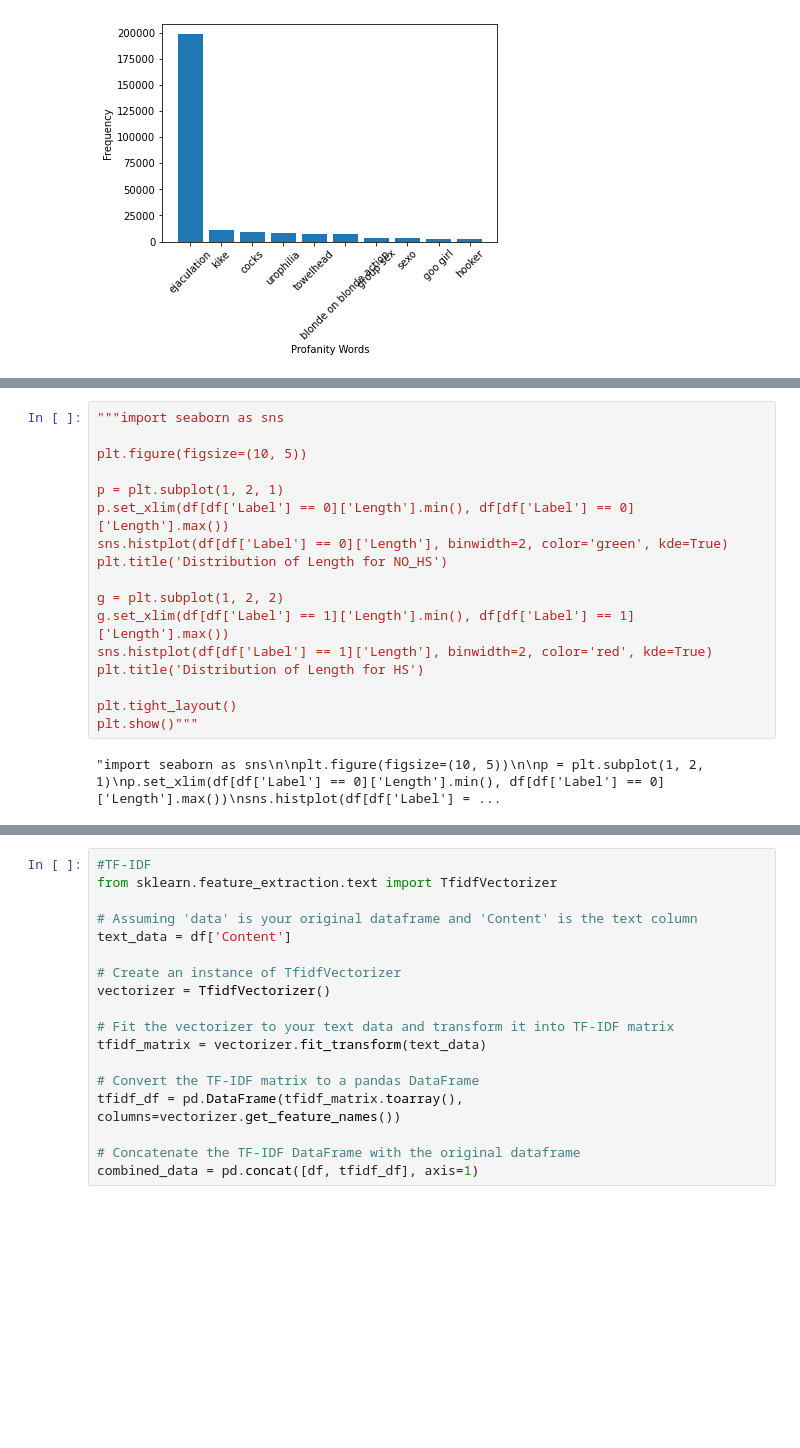
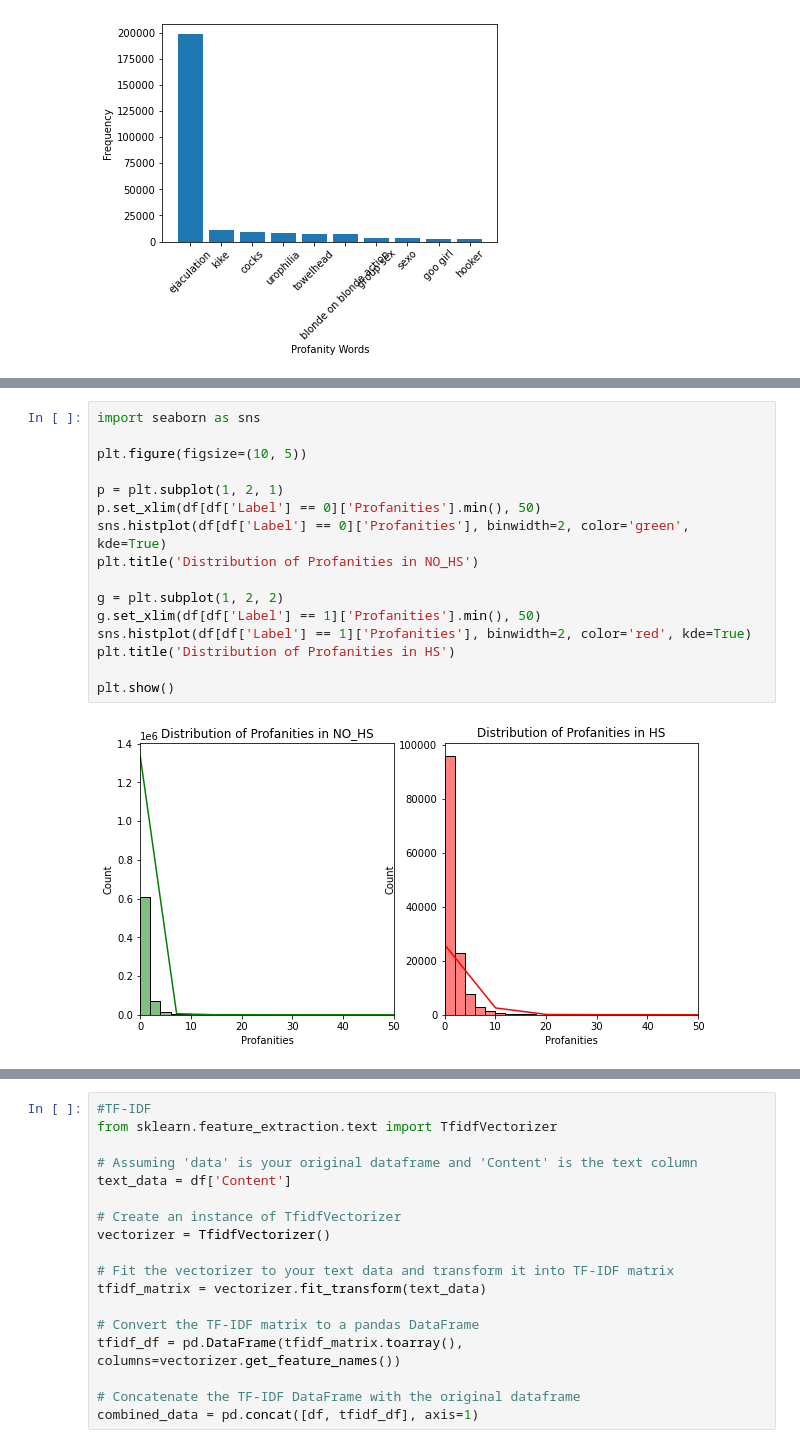
Before and after one commit to FilippoSechi/HateSpeechDetection, a Jupyter notebook: notebook.ipynb, the cells around one changed output, grey strips where cells are left out. Drawn from its saved outputs; the diff is of its cells as text; blank space fills up the shorter version.

```diff
--- a/notebook.ipynb
+++ b/notebook.ipynb
@@ -362,19 +386,18 @@ Prova a normalizzare il parametro della lunghezza a guarda cosa viene fuori
 # %%
-"""import seaborn as sns
+import seaborn as sns
 
 plt.figure(figsize=(10, 5))
 
 p = plt.subplot(1, 2, 1)
-p.set_xlim(df[df['Label'] == 0]['Length'].min(), df[df['Label'] == 0]['Length'].max())
-sns.histplot(df[df['Label'] == 0]['Length'], binwidth=2, color='green', kde=True)
-plt.title('Distribution of Length for NO_HS')
+p.set_xlim(df[df['Label'] == 0]['Profanities'].min(), 50)
+sns.histplot(df[df['Label'] == 0]['Profanities'], binwidth=2, color='green', kde=True)
+plt.title('Distribution of Profanities in NO_HS')
 
 g = plt.subplot(1, 2, 2)
-g.set_xlim(df[df['Label'] == 1]['Length'].min(), df[df['Label'] == 1]['Length'].max())
-sns.histplot(df[df['Label'] == 1]['Length'], binwidth=2, color='red', kde=True)
-plt.title('Distribution of Length for HS')
+g.set_xlim(df[df['Label'] == 1]['Profanities'].min(), 50)
+sns.histplot(df[df['Label'] == 1]['Profanities'], binwidth=2, color='red', kde=True)
+plt.title('Distribution of Profanities in HS')
 
-plt.tight_layout()
-plt.show()"""
+plt.show()
 # %% [output]
-"import seaborn as sns\n\nplt.figure(figsize=(10, 5))\n\np = plt.subplot(1, 2, 1)\np.set_xlim(df[df['Label'] == 0]['Length'].min(), df[df['Label'] == 0]['Length'].max())\nsns.histplot(df[df['Label'] = ...
+[figure, added]
```
Also changed, not shown: parts of 9 cells of this notebook.
